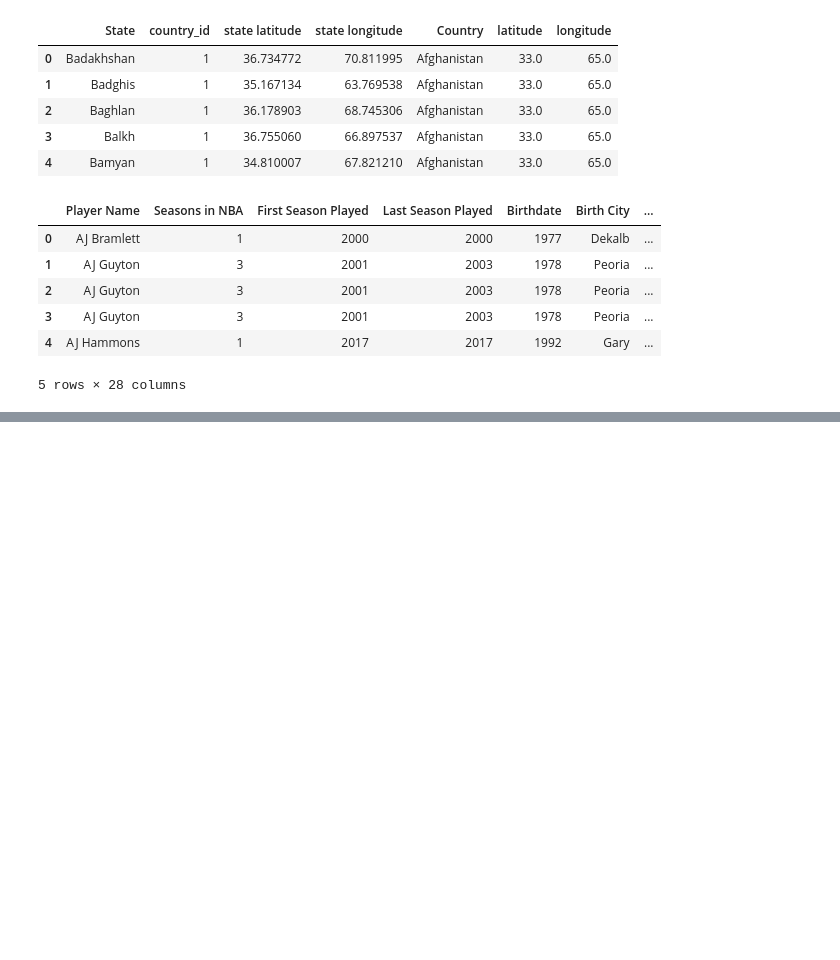
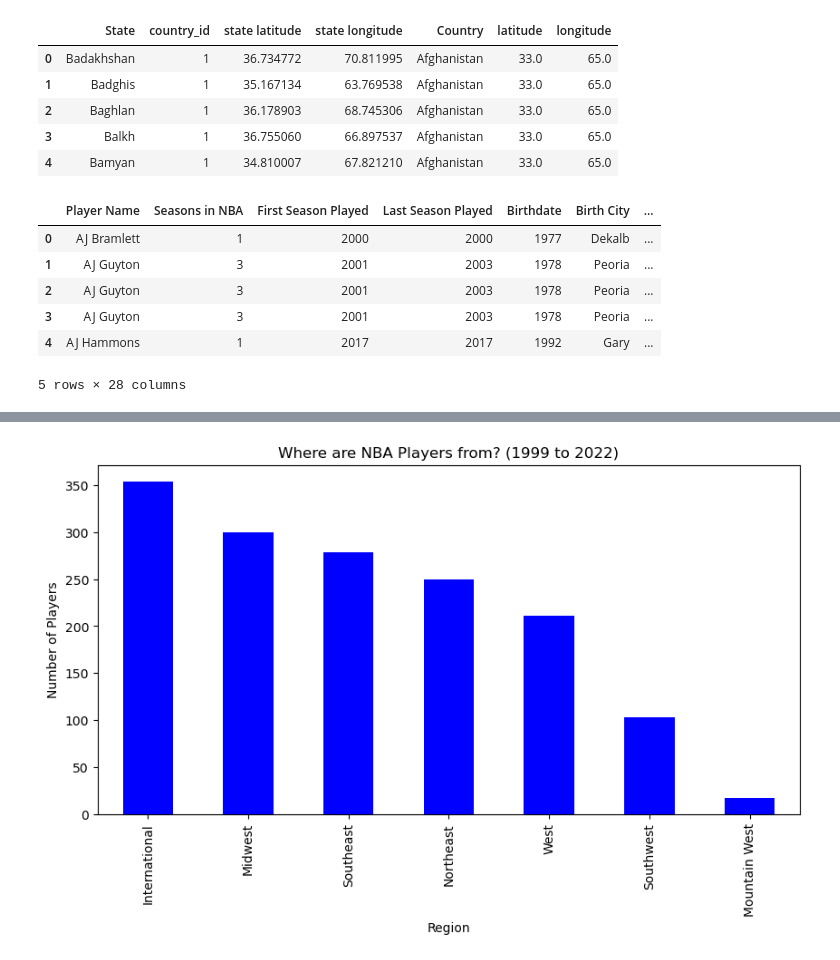
Before and after one commit to emitropoulos/Project-1, a Jupyter notebook: nba_analysis.ipynb, the cells around one changed output, grey strips where cells are left out. Cells and saved outputs as stored; diff of their text form; code cells hidden in the pictures; blank space fills up the shorter version.

Commit message:
Added Regions and Bar Chart

```diff
--- a/nba_analysis.ipynb
+++ b/nba_analysis.ipynb
@@ -387,0 +382,4 @@ region_bar_data.plot(kind = 'bar', figsize = (10,5), color = 'blue', align = 'ce
+# %%
+# Remove Duplicates
+no_dup_nba_region_data = adding_stadiums.drop_duplicates(subset="Player Name")
+no_dup_nba_region_data
@@ -387,0 +400,12 @@ region_bar_data.plot(kind = 'bar', figsize = (10,5), color = 'blue', align = 'ce
+# %%
+# Create Bar Chart for Player Region Data
+region_data = no_dup_nba_region_data.groupby(['Region']).count()
+region_bar_data = region_data['Player Name']
+region_bar_data = region_bar_data.sort_values(ascending = False)
+region_bar_data.plot(kind = 'bar', figsize = (10,5), color = 'blue', align = 'center')
+plt.title("Where are NBA Players from? (1999 to 2022)")
+plt.xlabel("Region")
+plt.ylabel("Number of Players")
+plt.show()
+# %% [output]
+[figure, added]
```
Also changed, not shown: parts of 7 cells of this notebook.
